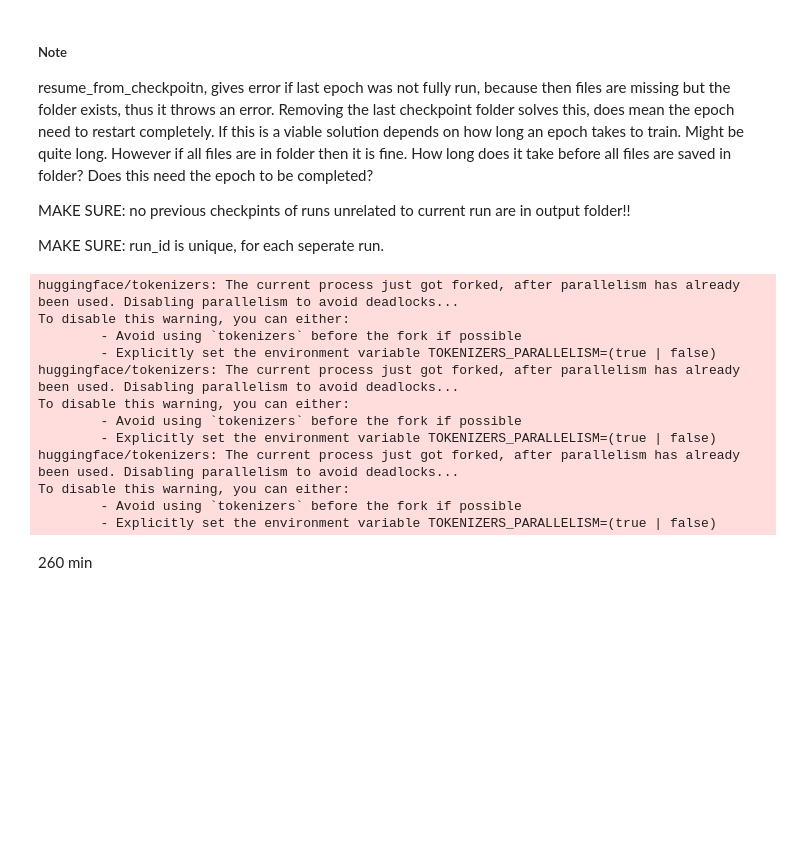
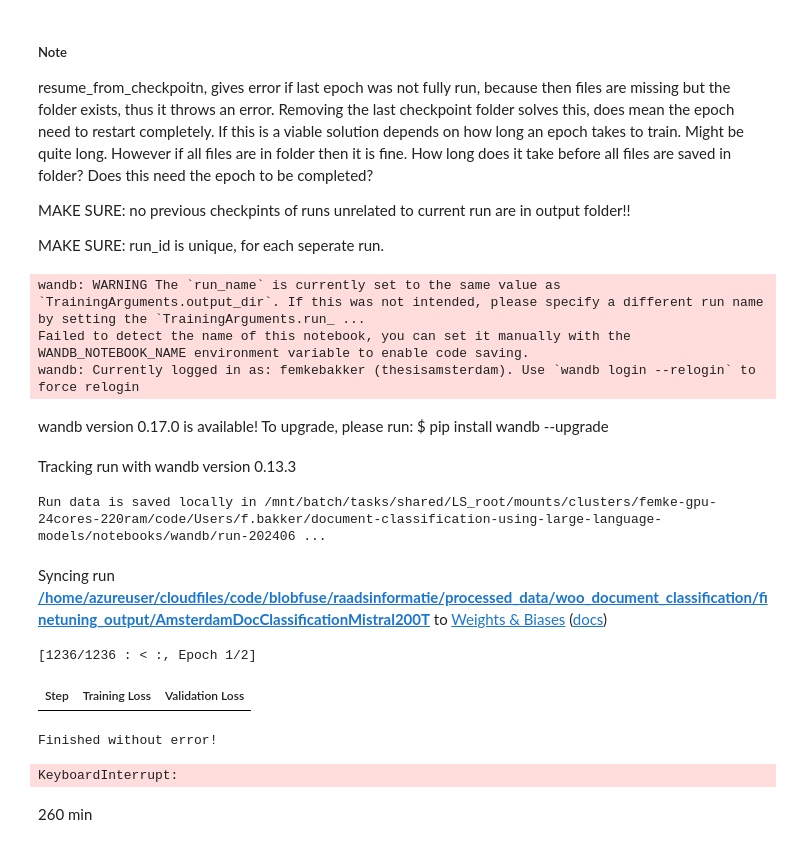
Before and after one commit to Amsterdam-Internships/document-classification-using-large-language-models, a Jupyter notebook: notebooks/Finetuning.ipynb, the cells around one changed output. Cells and saved outputs as stored; diff of their text form; code cells hidden in the pictures; blank space fills up the shorter version.

```diff
--- a/notebooks/Finetuning.ipynb
+++ b/notebooks/Finetuning.ipynb
@@ -67,11 +67,10 @@ chat_dataset['val']['message'][0][0]['content']
 import torch
 from transformers import AutoModelForCausalLM, AutoTokenizer
 
-basemodel_name = 'Rijgersberg/GEITje-7B-chat-v2'
+# basemodel_name = 'Rijgersberg/GEITje-7B-chat-v2'
 # basemodel_name = 'mistralai/Mistral-7B-Instruct-v0.2'
 # basemodel_name = "stabilityai/stablelm-2-1_6b"
-# basemodel_name = 'meta-llama/Llama-2-7b-chat-hf'
-# basemodel_name = 'Rijgersberg/GEITje-7B'
+basemodel_name = 'meta-llama/Llama-2-7b-chat-hf'
 model = AutoModelForCausalLM.from_pretrained(basemodel_name, torch_dtype=torch.bfloat16,
                                                 low_cpu_mem_usage=True, attn_implementation="sdpa",
                                                 device_map='cpu')
@@ -183,7 +182,7 @@ def train(model, model_name, tokenizer, chat_dataset, chat_dataset_name, new_mod
 
     training_args = TrainingArguments(
         optim='adamw_bnb_8bit',
-        num_train_epochs=1,
+        num_train_epochs=3,
         learning_rate=1e-5,
         lr_scheduler_type='cosine',
         warmup_ratio=0.1,
@@ -278,20 +277,25 @@ MAKE SURE: no previous checkpints of runs unrelated to current run are in output
 MAKE SURE: run_id is unique, for each seperate run.
 # %%
 train(model, basemodel_name, tokenizer, chat_dataset, 'FemkeBakker/AmsterdamBalancedFirst200Tokens',
-          'FemkeBakker/AmsterdamDocClassificationGEITje200T', 'train', 'val',  run_id=15, save_to_hub=True, resume=False)
+          'FemkeBakker/AmsterdamDocClassificationGEITje200T3Epochs', 'train', 'val',  run_id=21, save_to_hub=True, resume=True)
 # %% [output]
-huggingface/tokenizers: The current process just got forked, after parallelism has already been used. Disabling parallelism to avoid deadlocks...
-To disable this warning, you can either:
-        - Avoid using `tokenizers` before the fork if possible
-        - Explicitly set the environment variable TOKENIZERS_PARALLELISM=(true | false)
-huggingface/tokenizers: The current process just got forked, after parallelism has already been used. Disabling parallelism to avoid deadlocks...
-To disable this warning, you can either:
-        - Avoid using `tokenizers` before the fork if possible
-        - Explicitly set the environment variable TOKENIZERS_PARALLELISM=(true | false)
-huggingface/tokenizers: The current process just got forked, after parallelism has already been used. Disabling parallelism to avoid deadlocks...
-To disable this warning, you can either:
-        - Avoid using `tokenizers` before the fork if possible
-        - Explicitly set the environment variable TOKENIZERS_PARALLELISM=(true | false)
+wandb: WARNING The `run_name` is currently set to the same value as `TrainingArguments.output_dir`. If this was not intended, please specify a different run name by setting the `TrainingArguments.run_ ...
+Failed to detect the name of this notebook, you can set it manually with the WANDB_NOTEBOOK_NAME environment variable to enable code saving.
+wandb: Currently logged in as: femkebakker (thesisamsterdam). Use `wandb login --relogin` to force relogin
+wandb version 0.17.0 is available! To upgrade, please run: $ pip install wandb --upgrade
+Tracking run with wandb version 0.13.3
+Run data is saved locally in /mnt/batch/tasks/shared/LS_root/mounts/clusters/femke-gpu-24cores-220ram/code/Users/f.bakker/document-classification-using-large-language-models/notebooks/wandb/run-202406 ...
+Syncing run /home/azureuser/cloudfiles/code/blobfuse/raadsinformatie/processed_data/woo_document_classification/finetuning_output/AmsterdamDocClassificationMistral200T to Weights & Biases (docs)
+[1236/1236 : < :, Epoch 1/2]
+| Step | Training Loss | Validation Loss |
+Finished without error!
+# %%
+from transformers import pipeline, Conversation
+
+model = pipeline(task='conversational', model='FemkeBakker/AmsterdamDocClassificationGEITje200T2Epochs',
+                   device_map='cpu', model_kwargs={'offload_buffers':True})
+# %% [output]
+KeyboardInterrupt:
 # %% [markdown]
 260 min
 # %%
```
Also changed, not shown: parts of 1 cell of this notebook, 46 other files.
